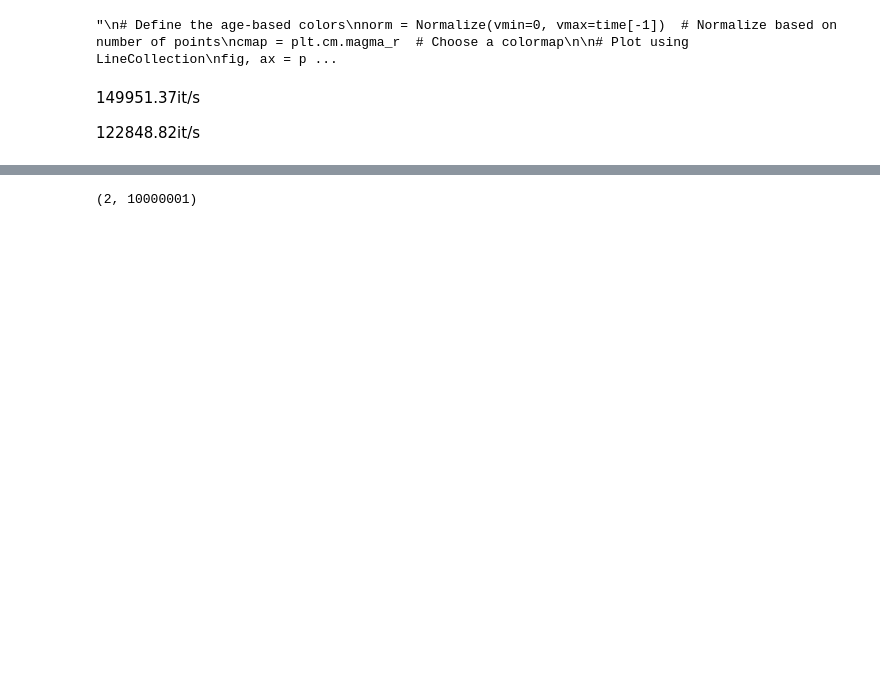
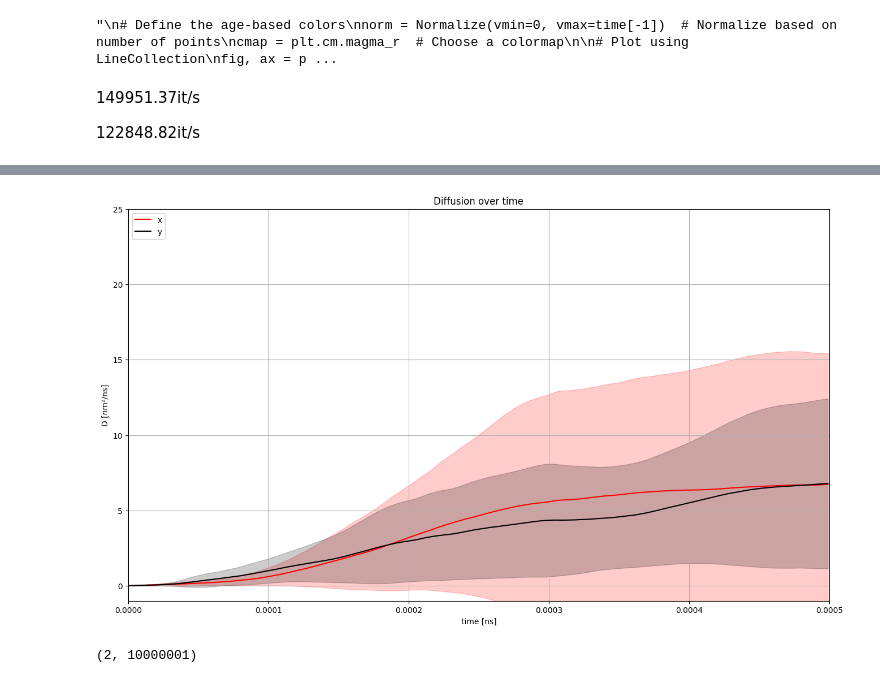
Before and after one commit to JONNeKK/ccs, a Jupyter notebook: week_10/week_10.ipynb, the cells around one changed output, grey strips where cells are left out. Saved outputs shown, nothing was run; the diff lists cells and outputs as text; code cells hidden in the pictures; blank space fills up the shorter version.

```diff
--- a/week_10/week_10.ipynb
+++ b/week_10/week_10.ipynb
@@ -359 +355,22 @@ d_r.shape
+# %%
+length = 500
+
+fig, ax = plt.subplots(figsize=(16, 9))
+ax.plot(time[:length], x_mean[:length], color = colours[0], label = 'x')
+ax.plot(time[:length], y_mean[:length], color = colours[1], label = 'y')
+
+ax.fill_between(time[:length],x_mean[:length] - x_std[:length],x_mean[:length] + x_std[:length], alpha=0.2, color = colours[0])
+ax.fill_between(time[:length],y_mean[:length] - y_std[:length],y_mean[:length] + y_std[:length], alpha=0.2, color = colours[1])
+
+ax.set_xlim(0,length/1e6)
+ax.set_ylim(-1,25)
+
+ax.set_xlabel('time [ns]')
+ax.set_ylabel('D [nm²/ns]')
+plt.title('Diffusion over time')
+plt.grid()
+plt.legend(loc='upper left')
+plt.show()
+# %% [output]
+[figure, added]
 # %%
```
Also changed, not shown: parts of 22 cells of this notebook, 1 other file.
